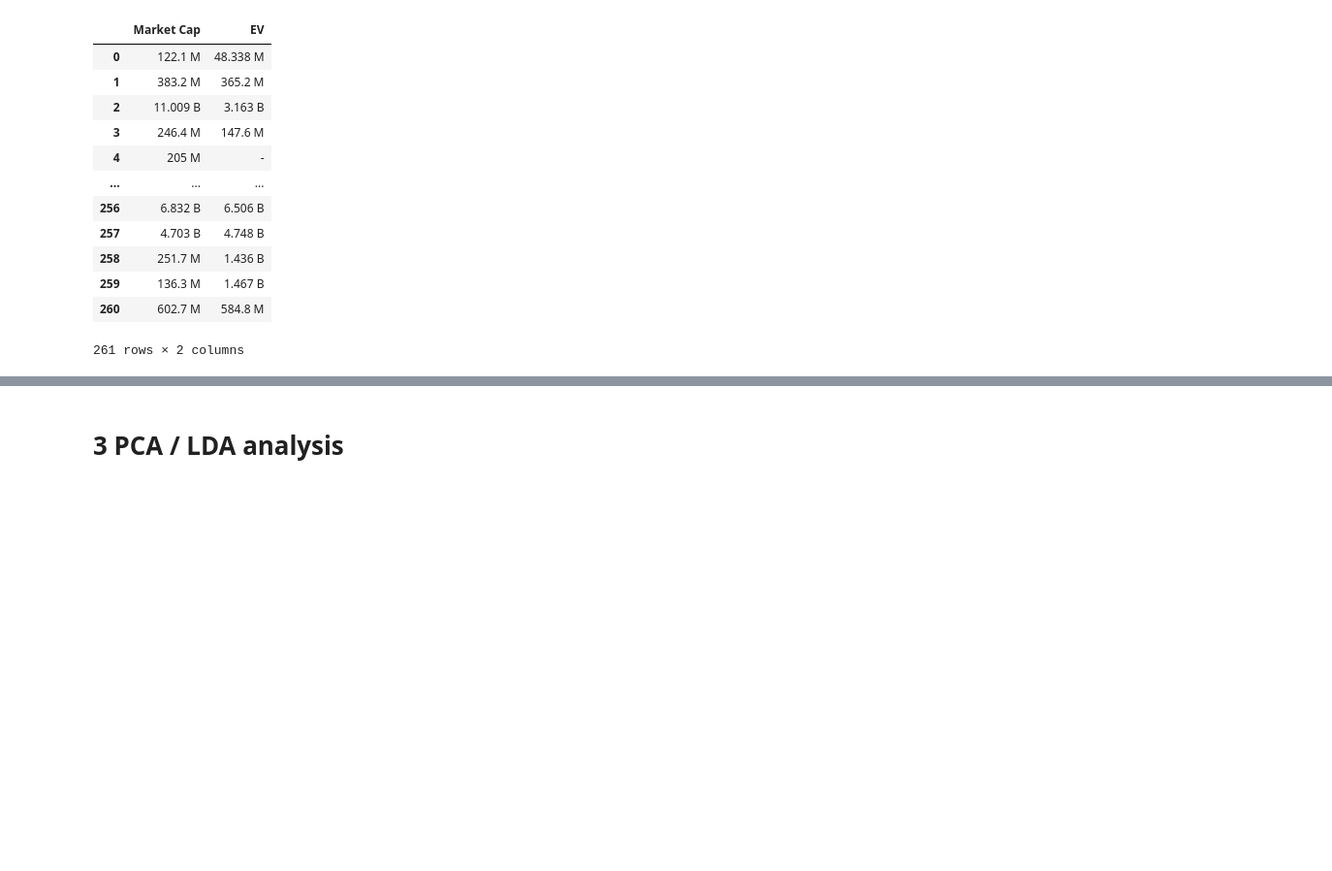
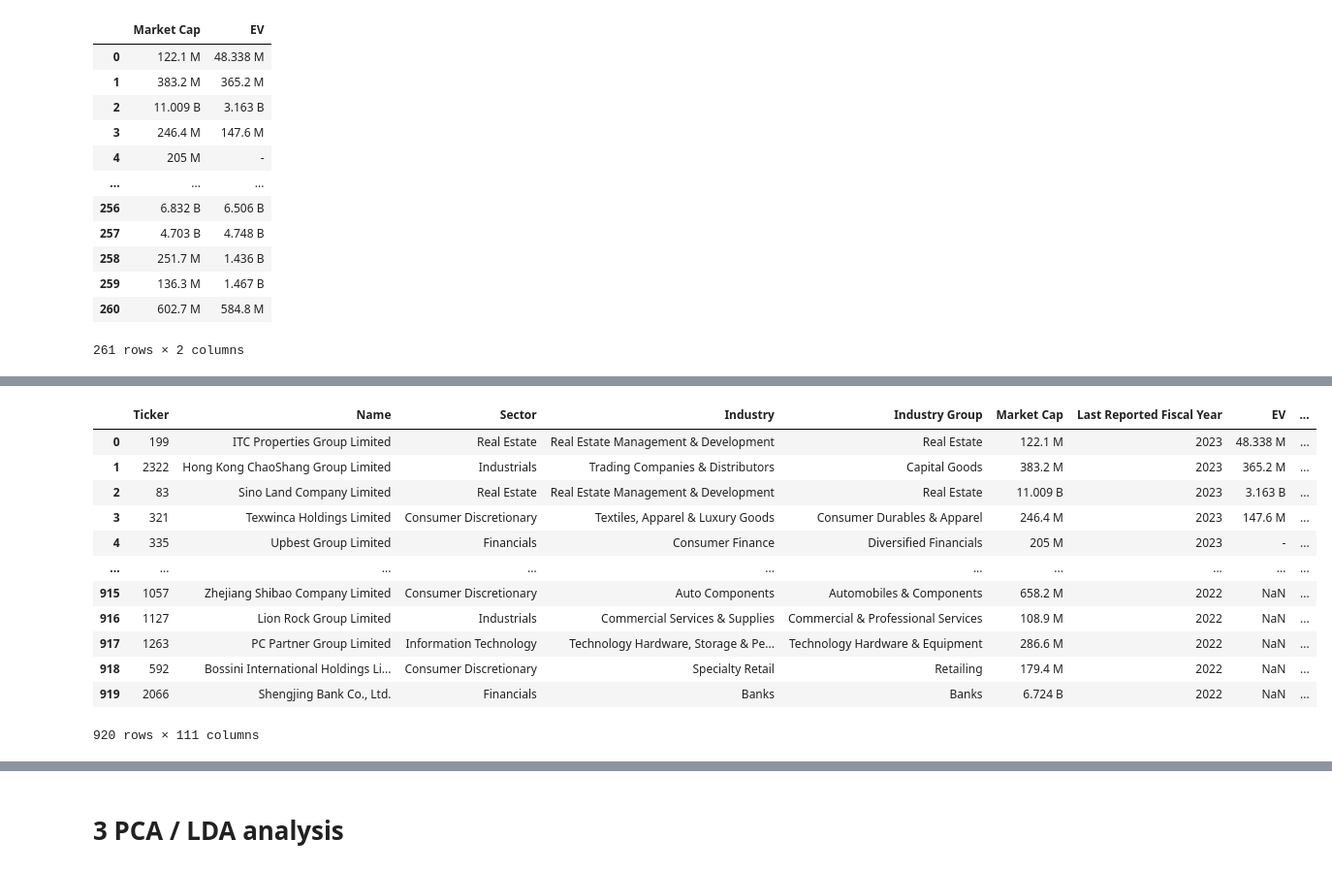
Before and after one commit to jjiaoyuwang/WQU-capstone, a Jupyter notebook: financial-ratios.ipynb, the cells around one changed output, grey strips where cells are left out. Shown at 97% size. Cells and saved outputs as stored; diff of their text form; code cells hidden in the pictures; blank space fills up the shorter version.

```diff
--- a/financial-ratios.ipynb
+++ b/financial-ratios.ipynb
@@ -142,0 +211,16 @@ for elem in dataframes:
+# %%
+test_merge
+# %% [output]
+|  | Ticker | Name | Sector | Industry | Industry Group | Market Cap | Last Reported Fiscal Year | EV | ... |
+| 0 | 199 | ITC Properties Group Limited | Real Estate | Real Estate Management & Development | Real Estate | 122.1 M | 2023 | 48.338 M | ... |
+| 1 | 2322 | Hong Kong ChaoShang Group Limited | Industrials | Trading Companies & Distributors | Capital Goods | 383.2 M | 2023 | 365.2 M | ... |
+| 2 | 83 | Sino Land Company Limited | Real Estate | Real Estate Management & Development | Real Estate | 11.009 B | 2023 | 3.163 B | ... |
+| 3 | 321 | Texwinca Holdings Limited | Consumer Discretionary | Textiles, Apparel & Luxury Goods | Consumer Durables & Apparel | 246.4 M | 2023 | 147.6 M | ... |
+| 4 | 335 | Upbest Group Limited | Financials | Consumer Finance | Diversified Financials | 205 M | 2023 | - | ... |
+| ... | ... | ... | ... | ... | ... | ... | ... | ... | ... |
+| 915 | 1057 | Zhejiang Shibao Company Limited | Consumer Discretionary | Auto Components | Automobiles & Components | 658.2 M | 2022 | NaN | ... |
+| 916 | 1127 | Lion Rock Group Limited | Industrials | Commercial Services & Supplies | Commercial & Professional Services | 108.9 M | 2022 | NaN | ... |
+| 917 | 1263 | PC Partner Group Limited | Information Technology | Technology Hardware, Storage & Pe... | Technology Hardware & Equipment | 286.6 M | 2022 | NaN | ... |
+| 918 | 592 | Bossini International Holdings Li... | Consumer Discretionary | Specialty Retail | Retailing | 179.4 M | 2022 | NaN | ... |
+| 919 | 2066 | Shengjing Bank Co., Ltd. | Financials | Banks | Banks | 6.724 B | 2022 | NaN | ... |
+920 rows × 111 columns
```
Also changed, not shown: parts of 26 cells of this notebook, 2 other files.
